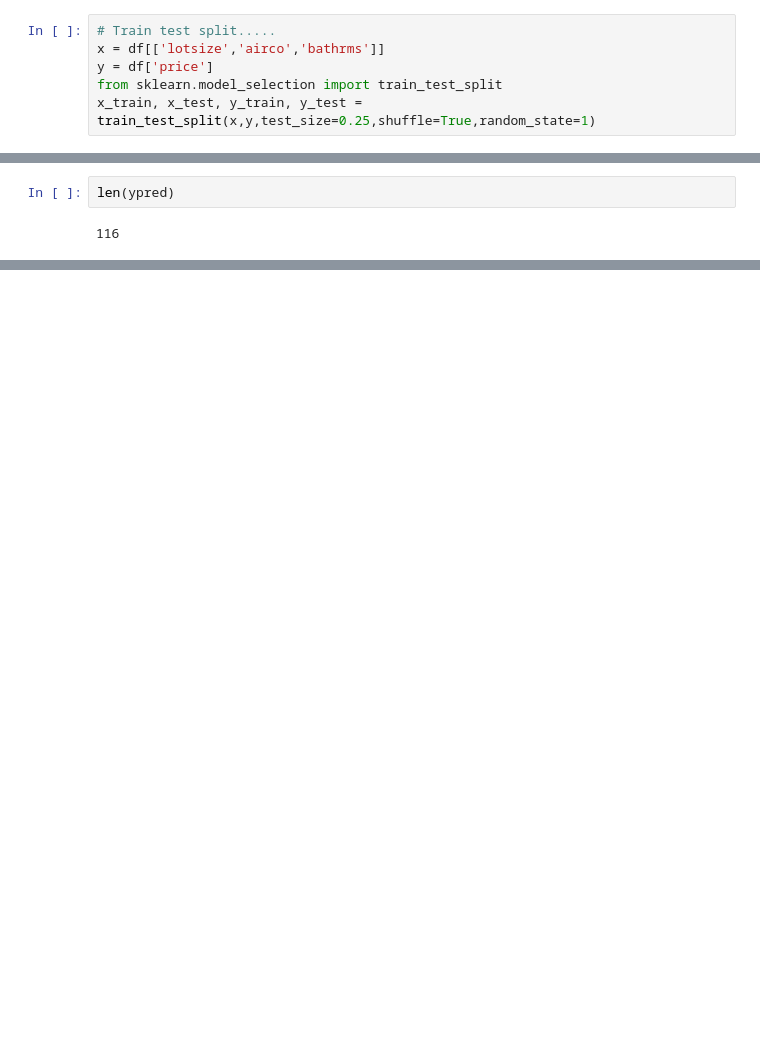
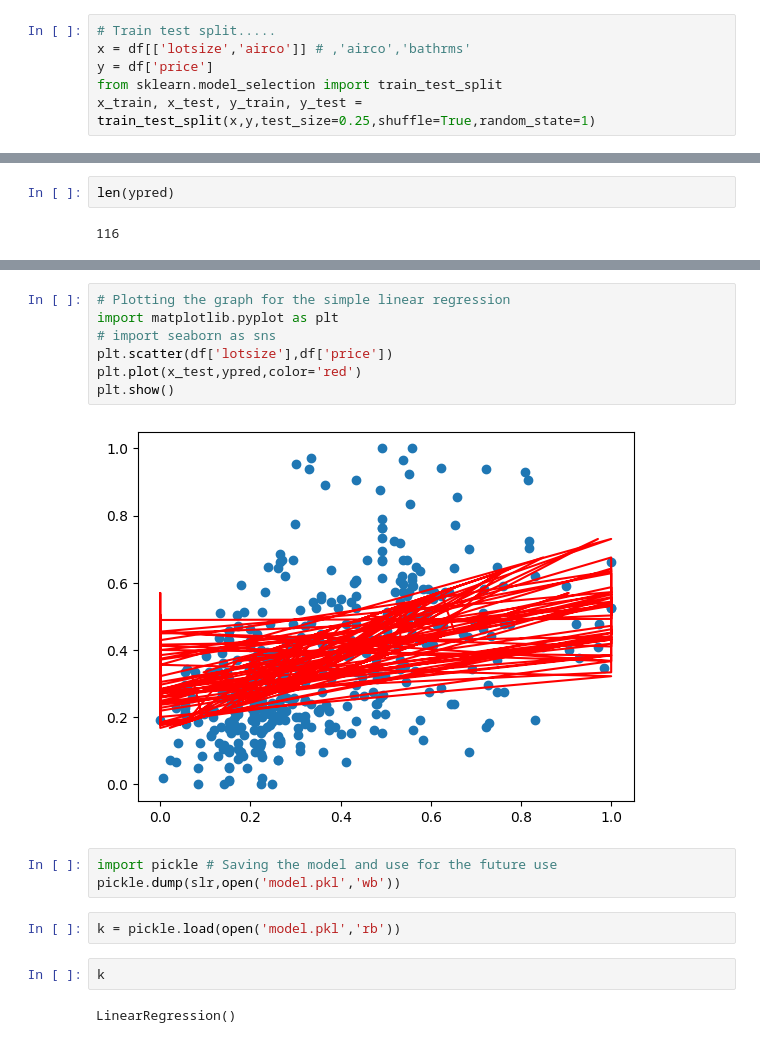
Before and after one commit to Roottoaccess/Semister2_ALL_important_concepts, a Jupyter notebook: AI and ML/housing.ipynb, the cells around one changed output, grey strips where cells are left out. Drawn from its saved outputs; the diff is of its cells as text; blank space fills up the shorter version.

Commit message:
ml completed to the end to end wotking for simple linear regression model....

```diff
--- a/AI and ML/housing.ipynb
+++ b/AI and ML/housing.ipynb
@@ -400,7 +409,7 @@ kbest.get_support(indices=True) # Column numbers from the selected values
 array([0, 2, 8])
 # %%
 # Train test split.....
-x = df[['lotsize','airco','bathrms']]
+x = df[['lotsize','airco']] # ,'airco','bathrms'
 y = df['price']
 from sklearn.model_selection import train_test_split
 x_train, x_test, y_train, y_test = train_test_split(x,y,test_size=0.25,shuffle=True,random_state=1)
@@ -456,0 +536,18 @@ r2_score(y_test,ypred)
+# %%
+# Plotting the graph for the simple linear regression
+import matplotlib.pyplot as plt
+# import seaborn as sns
+plt.scatter(df['lotsize'],df['price'])
+plt.plot(x_test,ypred,color='red')
+plt.show()
+# %% [output]
+[figure, added]
+# %%
+import pickle # Saving the model and use for the future use
+pickle.dump(slr,open('model.pkl','wb'))
+# %%
+k = pickle.load(open('model.pkl','rb'))
+# %%
+k
+# %% [output]
+LinearRegression()
```
Also changed, not shown: parts of 13 cells of this notebook, 6 other files.
